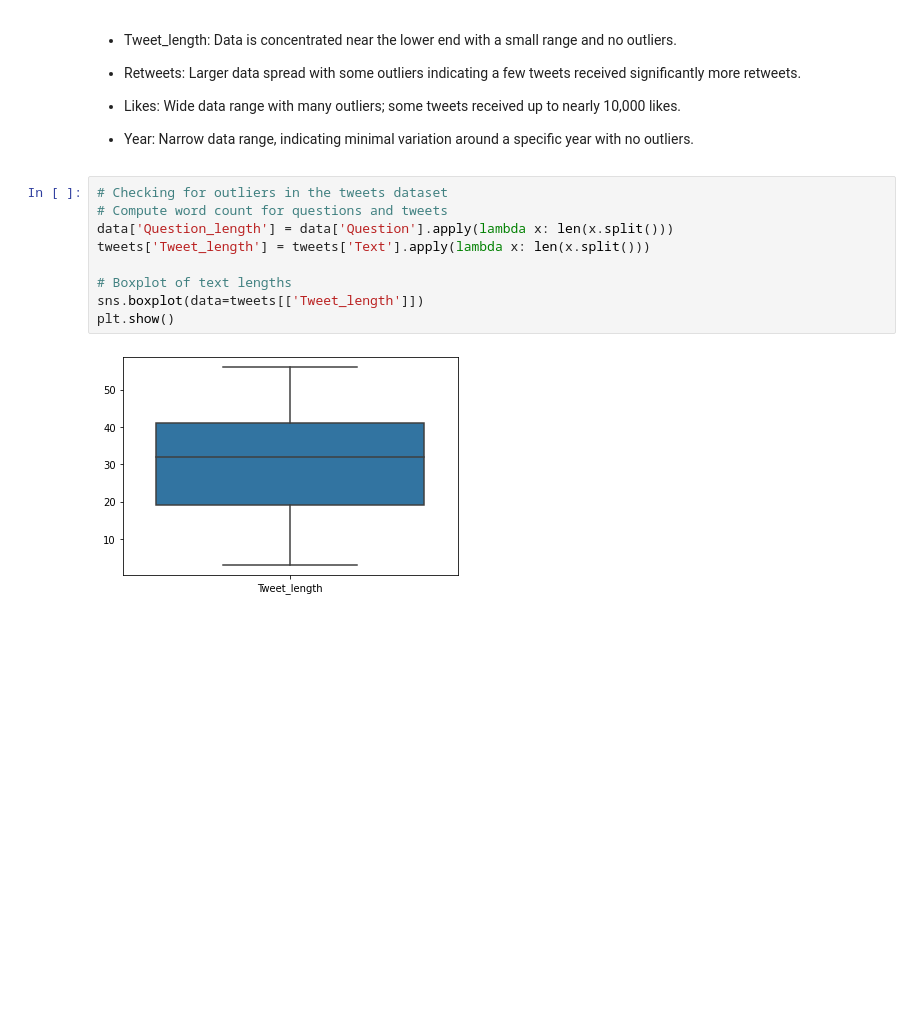
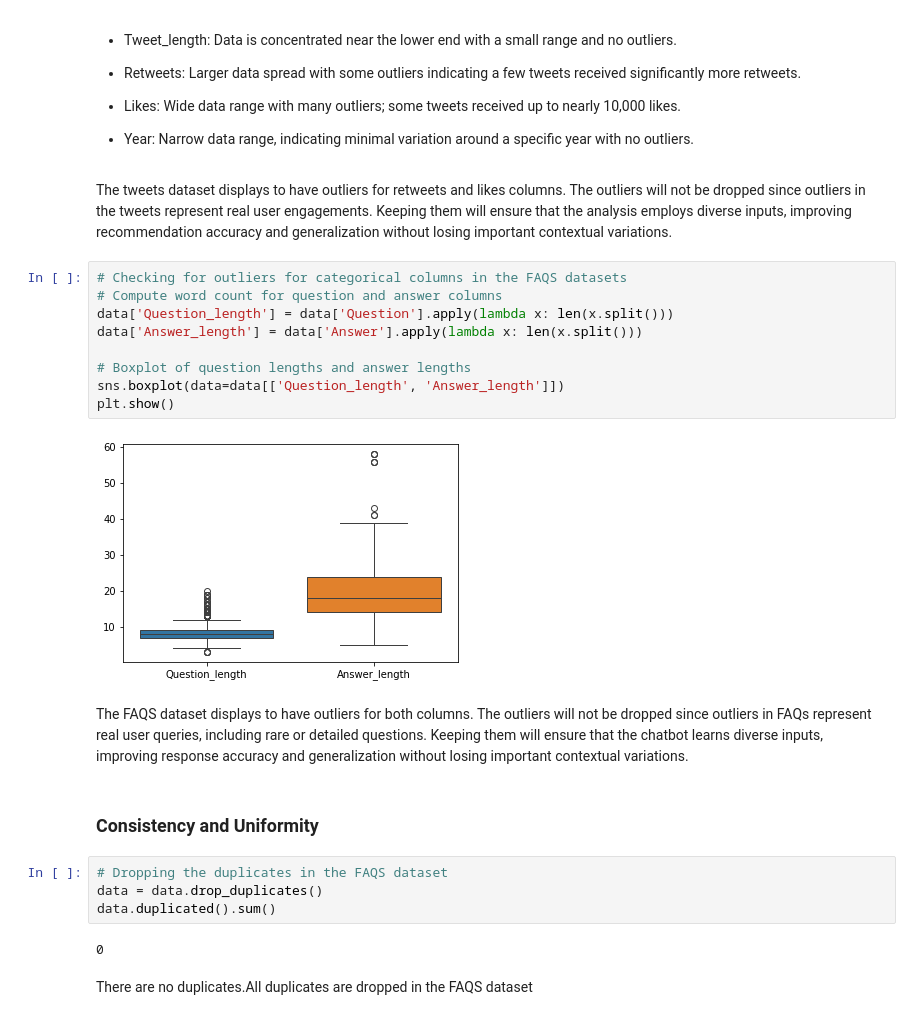
Before and after one commit to Komen5/CBC-Chatbot-Project, a Jupyter notebook: Chatbot.ipynb, the cells around one changed output. Drawn from its saved outputs; the diff is of its cells as text; blank space fills up the shorter version.

```diff
--- a/Chatbot.ipynb
+++ b/Chatbot.ipynb
@@ -221,14 +322,28 @@ plt.show()
 - Likes: Wide data range with many outliers; some tweets received up to nearly 10,000 likes.
 
 - Year: Narrow data range, indicating minimal variation around a specific year with no outliers.
+# %% [markdown]
+The tweets dataset displays to have outliers for retweets and likes columns. The outliers will not be dropped since outliers in the tweets represent real user engagements. Keeping them will ensure that the analysis employs diverse inputs, improving recommendation accuracy and generalization without losing important contextual variations.
 # %%
-# Checking for outliers in the tweets dataset
-# Compute word count for questions and tweets
+# Checking for outliers for categorical columns in the FAQS datasets
+# Compute word count for question and answer columns
 data['Question_length'] = data['Question'].apply(lambda x: len(x.split()))
-tweets['Tweet_length'] = tweets['Text'].apply(lambda x: len(x.split()))
+data['Answer_length'] = data['Answer'].apply(lambda x: len(x.split()))
 
-# Boxplot of text lengths
-sns.boxplot(data=tweets[['Tweet_length']])
+# Boxplot of question lengths and answer lengths
+sns.boxplot(data=data[['Question_length', 'Answer_length']])
 plt.show()
 # %% [output]
-[figure, old version]
+[figure, new version]
+# %% [markdown]
+The FAQS dataset displays to have outliers for both columns. The outliers will not be dropped since outliers in FAQs represent real user queries, including rare or detailed questions. Keeping them will ensure that the chatbot learns diverse inputs, improving response accuracy and generalization without losing important contextual variations.
+# %% [markdown]
+### Consistency and Uniformity
+# %%
+# Dropping the duplicates in the FAQS dataset
+data = data.drop_duplicates()
+data.duplicated().sum()
+# %% [output]
+0
+# %% [markdown]
+There are no duplicates.All duplicates are dropped in the FAQS dataset
```
Also changed, not shown: parts of 93 cells of this notebook.
